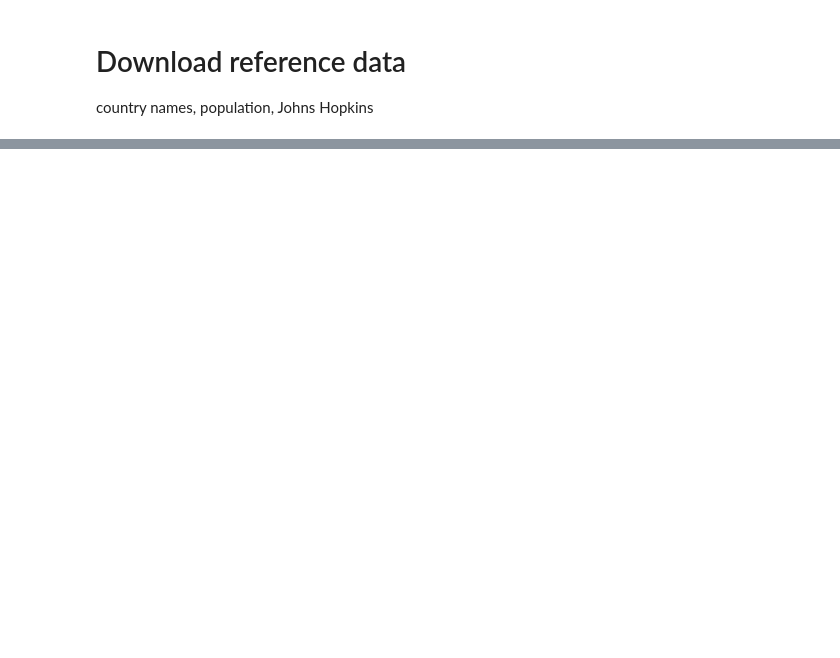
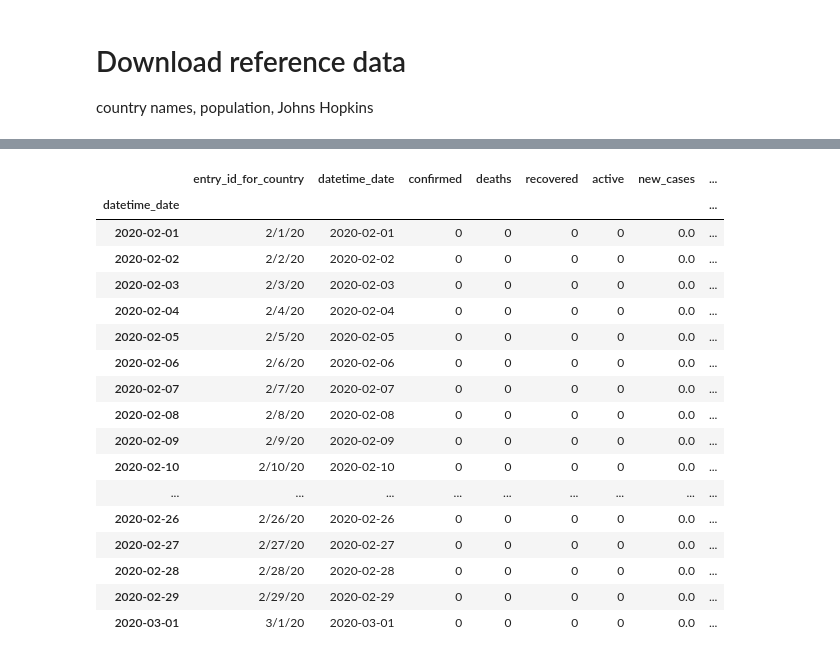
Before and after one commit to emergent-analytics/workstreams, a Jupyter notebook: ws1/labelling_tool/helper_notebooks/Download Reference Data.ipynb, the cells around one changed output, grey strips where cells are left out. Drawn from its saved outputs; the diff is of its cells as text; code cells hidden in the pictures; blank space fills up the shorter version.

```diff
--- a/ws1/labelling_tool/helper_notebooks/Download Reference Data.ipynb
+++ b/ws1/labelling_tool/helper_notebooks/Download Reference Data.ipynb
@@ -36,0 +23,7 @@ conn = engine.connect()
+# %%
+#sql_url = "postgresql://cookiecutter:cookiecutter@urpshackmac:5432/cookiecutter"
+#sql_url = "postgresql://cookiecutter:cookiecutter@urpshackmac:5432/cookiecutter"
+#sql_url = "db2+ibm_db://db2inst1:kp2031966@urpshackmac:50000/cookiec"
+sql_url = "postgresql://cookiecutter:cookiecutter@urpshackmac:15432/cookiec"
+engine = create_engine(sql_url)
+conn = engine.connect()
@@ -70,2 +113,11 @@ dfPopulation.to_sql("un_population_data_2020_estimates", conn, if_exists='replac
 # %%
 conn.close()
+# %%
+conn = engine.connect()
+dfMapping = pd.read_sql("SELECT * FROM johns_hopkins_country_mapping", conn)
+mapping = dict(zip(dfMapping.columns,[x.lower() for x in dfMapping.columns]))
+dfMapping = dfMapping.rename(columns=mapping)
+
+dfPopulation = pd.read_sql("SELECT * FROM un_population_data_2020_estimates", conn)
+mapping = dict(zip(dfPopulation.columns,[x.lower() for x in dfPopulation.columns]))
+dfPopulation = dfPopulation.rename(columns=mapping)
@@ -83,3 +319,27 @@ dfOxCGRT.to_sql("oxford_stringency_index", conn,if_exists='replace',dtype={'date
                                                                               'regionname':sqlalchemy.types.String(150),
                                                                               'entry_id_for_country':sqlalchemy.types.String(20)},index=False)
 conn.close()
+# %%
+cookiecut = [datetime.date(2020,2,14)+datetime.timedelta(days=i) for i in range(75)]
+#dfCountry.iloc[
+#pd.DatetimeIndex(cookiecut)
+dfCountry["2020-02-01":"2020-03-01"]
+# %% [output]
+|  | entry_id_for_country | datetime_date | confirmed | deaths | recovered | active | new_cases | ... |
+| datetime_date |  |  |  |  |  |  |  | ... |
+| 2020-02-01 | 2/1/20 | 2020-02-01 | 0 | 0 | 0 | 0 | 0.0 | ... |
+| 2020-02-02 | 2/2/20 | 2020-02-02 | 0 | 0 | 0 | 0 | 0.0 | ... |
+| 2020-02-03 | 2/3/20 | 2020-02-03 | 0 | 0 | 0 | 0 | 0.0 | ... |
+| 2020-02-04 | 2/4/20 | 2020-02-04 | 0 | 0 | 0 | 0 | 0.0 | ... |
+| 2020-02-05 | 2/5/20 | 2020-02-05 | 0 | 0 | 0 | 0 | 0.0 | ... |
+| 2020-02-06 | 2/6/20 | 2020-02-06 | 0 | 0 | 0 | 0 | 0.0 | ... |
+| 2020-02-07 | 2/7/20 | 2020-02-07 | 0 | 0 | 0 | 0 | 0.0 | ... |
+| 2020-02-08 | 2/8/20 | 2020-02-08 | 0 | 0 | 0 | 0 | 0.0 | ... |
+| 2020-02-09 | 2/9/20 | 2020-02-09 | 0 | 0 | 0 | 0 | 0.0 | ... |
+| 2020-02-10 | 2/10/20 | 2020-02-10 | 0 | 0 | 0 | 0 | 0.0 | ... |
+| ... | ... | ... | ... | ... | ... | ... | ... | ... |
+| 2020-02-26 | 2/26/20 | 2020-02-26 | 0 | 0 | 0 | 0 | 0.0 | ... |
+| 2020-02-27 | 2/27/20 | 2020-02-27 | 0 | 0 | 0 | 0 | 0.0 | ... |
+| 2020-02-28 | 2/28/20 | 2020-02-28 | 0 | 0 | 0 | 0 | 0.0 | ... |
+| 2020-02-29 | 2/29/20 | 2020-02-29 | 0 | 0 | 0 | 0 | 0.0 | ... |
+| 2020-03-01 | 3/1/20 | 2020-03-01 | 0 | 0 | 0 | 0 | 0.0 | ... |
```
Also changed, not shown: parts of 37 cells of this notebook, 3 other files.
